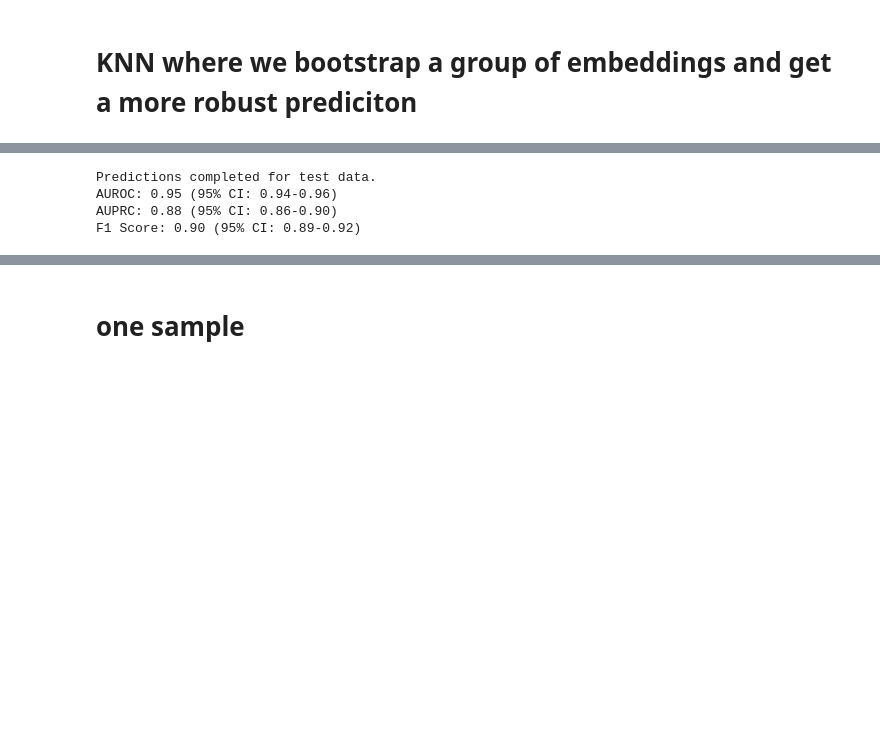
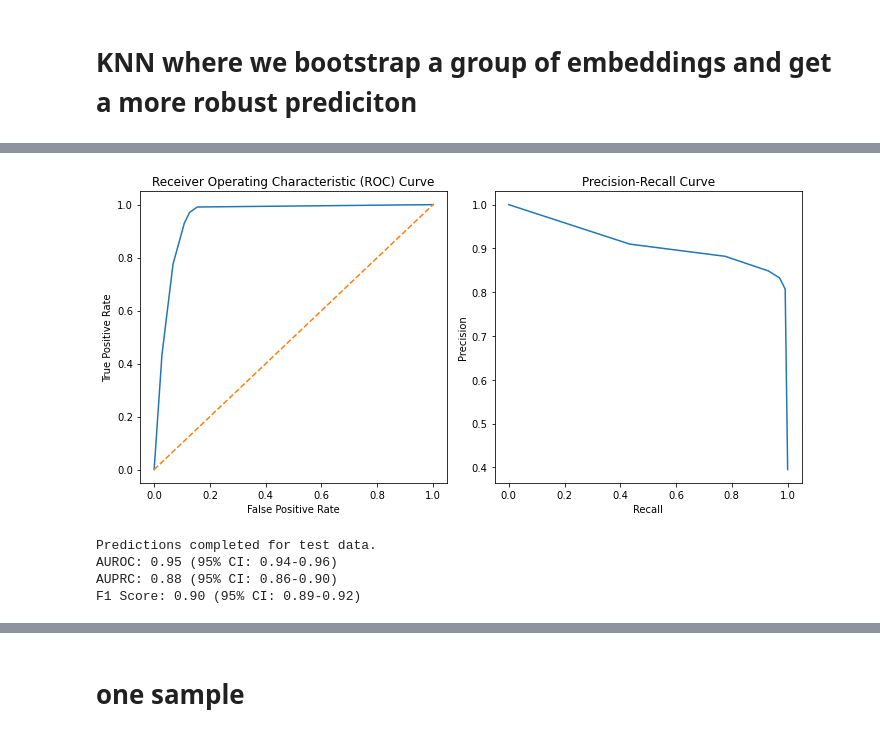
Before and after one commit to Simonlee711/Patient-Like-Me, a Jupyter notebook: plm.ipynb, the cells around one changed output, grey strips where cells are left out. Cells and saved outputs as stored; diff of their text form; code cells hidden in the pictures; blank space fills up the shorter version.

```diff
--- a/plm.ipynb
+++ b/plm.ipynb
@@ -255,24 +256,25 @@ F1 Score: 0.81 (95% CI: 0.79-0.83)
 # %%
 # Main execution
 from sklearn.model_selection import train_test_split
 
 # Split into train and test sets
 train_set, test_set = train_test_split(temp, test_size=0.2, random_state=42)
 
 # Initialize tokenizer and model once
 model_name = "medicalai/ClinicalBERT"
 tokenizer = AutoTokenizer.from_pretrained(model_name)
 model = AutoModel.from_pretrained(model_name)
 
 # Call the knn function with both training and testing datasets
-result = knn(train_data=train_set, test_data=test_set, tokenizer=tokenizer, model=model)
+result_2, true_2, predicted_2 = knn(train_data=train_set, test_data=test_set, tokenizer=tokenizer, model=model)
 
 # Output the statistics
 print("Predictions completed for test data.")
-print("AUROC: {:.2f} (95% CI: {:.2f}-{:.2f})".format(result["Metrics"]["AUROC"][0], result["Metrics"]["AUROC"][1][0], result["Metrics"]["AUROC"][1][1]))
-print("AUPRC: {:.2f} (95% CI: {:.2f}-{:.2f})".format(result["Metrics"]["AUPRC"][0], result["Metrics"]["AUPRC"][1][0], result["Metrics"]["AUPRC"][1][1]))
-print("F1 Score: {:.2f} (95% CI: {:.2f}-{:.2f})".format(result["Metrics"]["F1"][0], result["Metrics"]["F1"][1][0], result["Metrics"]["F1"][1][1]))
+print("AUROC: {:.2f} (95% CI: {:.2f}-{:.2f})".format(result_2["Metrics"]["AUROC"][0], result_2["Metrics"]["AUROC"][1][0], result_2["Metrics"]["AUROC"][1][1]))
+print("AUPRC: {:.2f} (95% CI: {:.2f}-{:.2f})".format(result_2["Metrics"]["AUPRC"][0], result_2["Metrics"]["AUPRC"][1][0], result_2["Metrics"]["AUPRC"][1][1]))
+print("F1 Score: {:.2f} (95% CI: {:.2f}-{:.2f})".format(result_2["Metrics"]["F1"][0], result_2["Metrics"]["F1"][1][0], result_2["Metrics"]["F1"][1][1]))
 # %% [output]
+[figure, added]
 Predictions completed for test data.
 AUROC: 0.95 (95% CI: 0.94-0.96)
 AUPRC: 0.88 (95% CI: 0.86-0.90)
```
Also changed, not shown: parts of 3 cells of this notebook.
